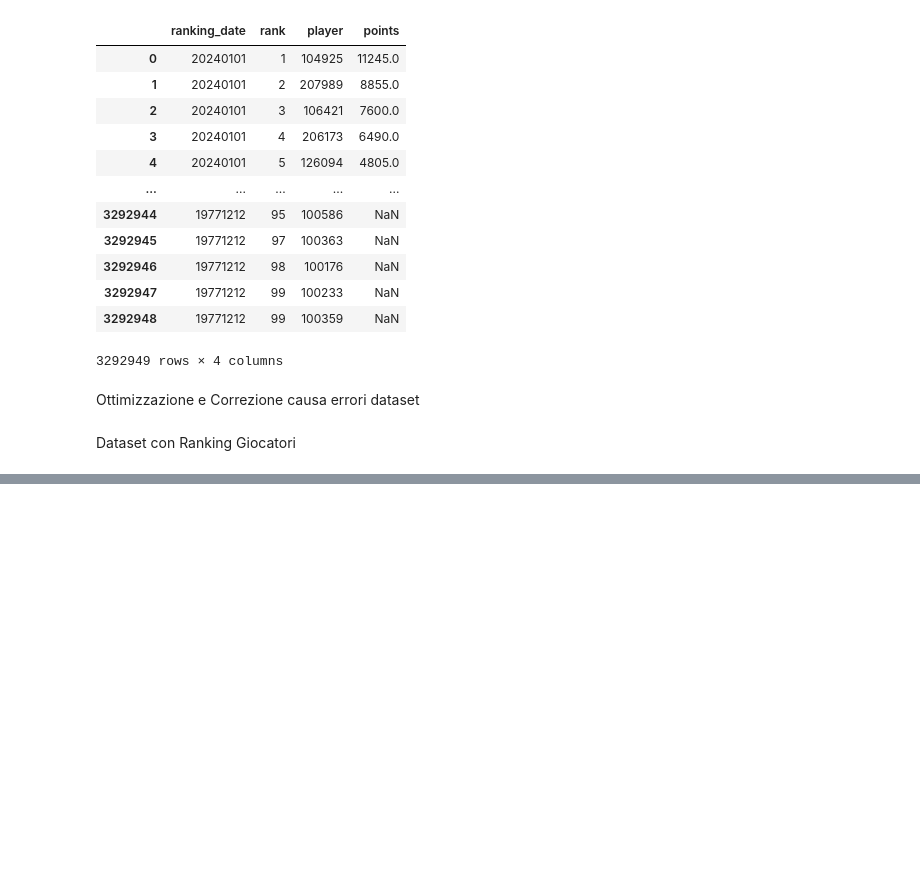
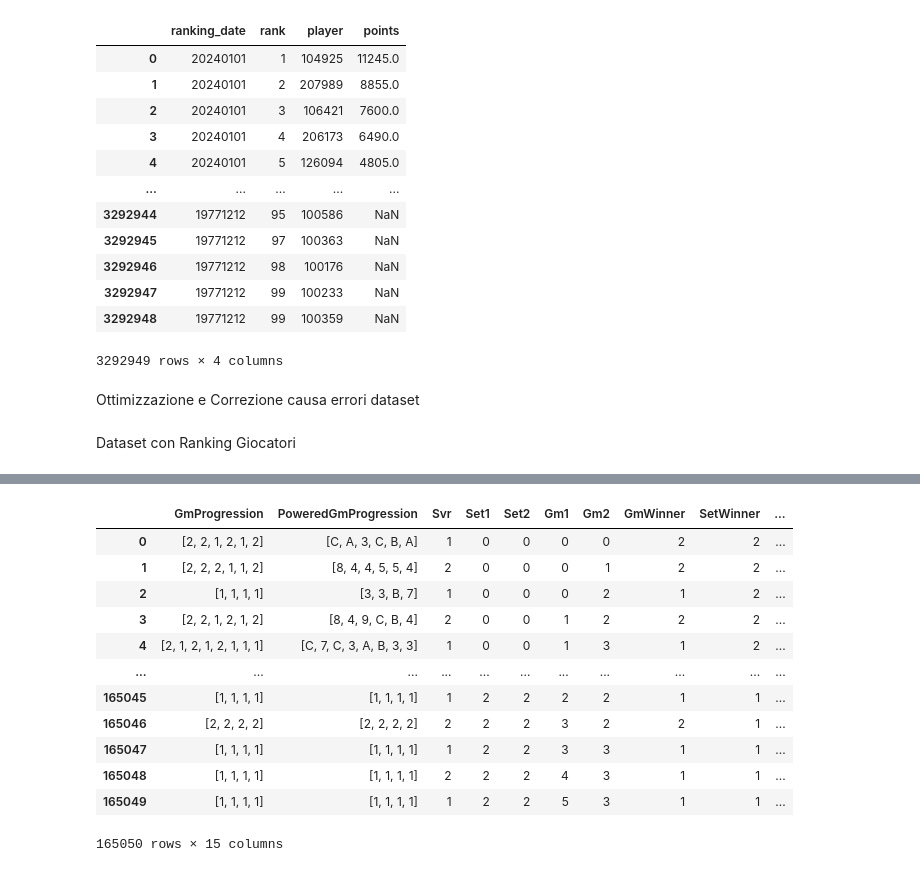
Before and after one commit to oraziotorre/MomentumShiftAI, a Jupyter notebook: ModelDevelopment.ipynb, the cells around one changed output, grey strips where cells are left out. Saved outputs shown, nothing was run; the diff lists cells and outputs as text; code cells hidden in the pictures; blank space fills up the shorter version.

```diff
--- a/ModelDevelopment.ipynb
+++ b/ModelDevelopment.ipynb
@@ -307,7 +307,7 @@ for index, row in dataset.iterrows():
             "Svr": row['Svr'],
             'Set1': row['Set1'],
             'Set2': row['Set2'],
-            'Gm1': row['Gm1'],
+            'Gm1': int(row['Gm1']) if not pd.isna(row['Gm1']) else 0,
             'Gm2': int(row['Gm2']) if not pd.isna(row['Gm2']) else 0,
             'GmWinner': 0,
             'SetWinner': 0,
@@ -335,7 +335,7 @@ for index, row in dataset.iterrows():
             'Svr': row['Svr'],
             'Set1': row['Set1'],
             'Set2': row['Set2'],
-            'Gm1': row['Gm1'],
+            'Gm1': int(row['Gm1']) if not pd.isna(row['Gm1']) else 0,
             'Gm2': int(row['Gm2']) if not pd.isna(row['Gm2']) else 0,
             'GmWinner': 0,
             'SetWinner': 0,
@@ -358,7 +358,7 @@ for index, row in dataset.iterrows():
             'Svr': row['Svr'],
             'Set1': row['Set1'],
             'Set2': row['Set2'],
-            'Gm1': row['Gm1'],
+            'Gm1': int(row['Gm1']) if not pd.isna(row['Gm1']) else 0,
             'Gm2': int(row['Gm2']) if not pd.isna(row['Gm2']) else 0,
             'GmWinner': 0,
             'SetWinner': 0,
@@ -573,18 +573,23 @@ for _, row in playerset.iterrows():
     player_id_map['andres_artunedo'].append(row['player_id'])
   if(row['full_name']=='marc_kevin_goellner'):
     player_id_map['mark_kevin_goellner'].append(row['player_id'])
+
+rankingset['ranking_date'] = pd.to_datetime(rankingset['ranking_date'], format='%Y%m%d')
 # %% [markdown]
 Dataset con Ranking Giocatori
 # %%
 last_match = None
+match_date = None
+player_id_1 = None
+player_id_2 = None
 ranking_1 = None
 ranking_2 = None
 
 def extract_rankings(row):
-    global last_match, ranking_1, ranking_2
+    global last_match, match_date, player_id_1, player_id_2, ranking_1, ranking_2
     match_id = row['match_id']
     if match_id == last_match:
-      return pd.Series([ranking_1, ranking_2])
+      return pd.Series([match_date.strftime("%Y-%m-%d"), player_id_1, player_id_2, ranking_1, ranking_2])
     else:
       last_match = match_id
 
@@ -598,18 +603,17 @@ def extract_rankings(row):
       player_id2 = player_id_map.get(name2)
 
       # Converte la data di riferimento 'ranking_date' in formato datetime
-      ranking_date = pd.to_datetime(ranking_date, format='%Y%m%d')
-
-      print(match_id)
+      match_date = pd.to_datetime(ranking_date, format='%Y%m%d')
 
       for player_id in player_id1:
           try:
               filtered_ranking = rankingset[
                   (rankingset['player'] == player_id) &
-                  (rankingset['ranking_date'] <= ranking_date)
+                  (rankingset['ranking_date'] <= match_date)
               ]
               if not filtered_ranking.empty:
                   ranking_1 = filtered_ranking.sort_values(by='ranking_date', ascending=False).iloc[0]['rank']
+                  player_id_1 = player_id
                   break  # Esce dal ciclo appena trova un ranking valido
           except Exception as e:
               continue  # Salta in caso di errore e prova con il prossimo ID
@@ -618,17 +622,18 @@ def extract_rankings(row):
           try:
               filtered_ranking = rankingset[
                   (rankingset['player'] == player_id) &
-                  (rankingset['ranking_date'] <= ranking_date)
+                  (rankingset['ranking_date'] <= match_date)
               ]
               if not filtered_ranking.empty:
                   ranking_2 = filtered_ranking.sort_values(by='ranking_date', ascending=False).iloc[0]['rank']
+                  player_id_2 = player_id
                   break
           except Exception as e:
               continue
 
-      return pd.Series([ranking_1, ranking_2])
+      return pd.Series([match_date.strftime("%Y-%m-%d"), player_id_1, player_id_2, ranking_1, ranking_2])
 
 
-new_dataset[['Ranking1', 'Ranking2']] = new_dataset.apply(extract_rankings, axis=1)
+new_dataset[['Date', 'Player1', 'Player2', 'Ranking1', 'Ranking2']] = new_dataset.apply(extract_rankings, axis=1)
 new_dataset
 # %% [output]
@@ -666,0 +654,4 @@ new_dataset.to_csv('new_dataset.csv', index=False)
+# %%
+new_dataset= new_dataset.drop(columns=['match_id'])
+new_dataset
+# %% [output]
@@ -666,0 +659,13 @@ new_dataset.to_csv('new_dataset.csv', index=False)
+|  | GmProgression | PoweredGmProgression | Svr | Set1 | Set2 | Gm1 | Gm2 | GmWinner | SetWinner | ... |
+| 0 | [2, 2, 1, 2, 1, 2] | [C, A, 3, C, B, A] | 1 | 0 | 0 | 0 | 0 | 2 | 2 | ... |
+| 1 | [2, 2, 2, 1, 1, 2] | [8, 4, 4, 5, 5, 4] | 2 | 0 | 0 | 0 | 1 | 2 | 2 | ... |
+| 2 | [1, 1, 1, 1] | [3, 3, B, 7] | 1 | 0 | 0 | 0 | 2 | 1 | 2 | ... |
+| 3 | [2, 2, 1, 2, 1, 2] | [8, 4, 9, C, B, 4] | 2 | 0 | 0 | 1 | 2 | 2 | 2 | ... |
+| 4 | [2, 1, 2, 1, 2, 1, 1, 1] | [C, 7, C, 3, A, B, 3, 3] | 1 | 0 | 0 | 1 | 3 | 1 | 2 | ... |
+| ... | ... | ... | ... | ... | ... | ... | ... | ... | ... | ... |
+| 165045 | [1, 1, 1, 1] | [1, 1, 1, 1] | 1 | 2 | 2 | 2 | 2 | 1 | 1 | ... |
+| 165046 | [2, 2, 2, 2] | [2, 2, 2, 2] | 2 | 2 | 2 | 3 | 2 | 2 | 1 | ... |
+| 165047 | [1, 1, 1, 1] | [1, 1, 1, 1] | 1 | 2 | 2 | 3 | 3 | 1 | 1 | ... |
+| 165048 | [1, 1, 1, 1] | [1, 1, 1, 1] | 2 | 2 | 2 | 4 | 3 | 1 | 1 | ... |
+| 165049 | [1, 1, 1, 1] | [1, 1, 1, 1] | 1 | 2 | 2 | 5 | 3 | 1 | 1 | ... |
+165050 rows × 15 columns
```
Also changed, not shown: parts of 6 cells of this notebook.
